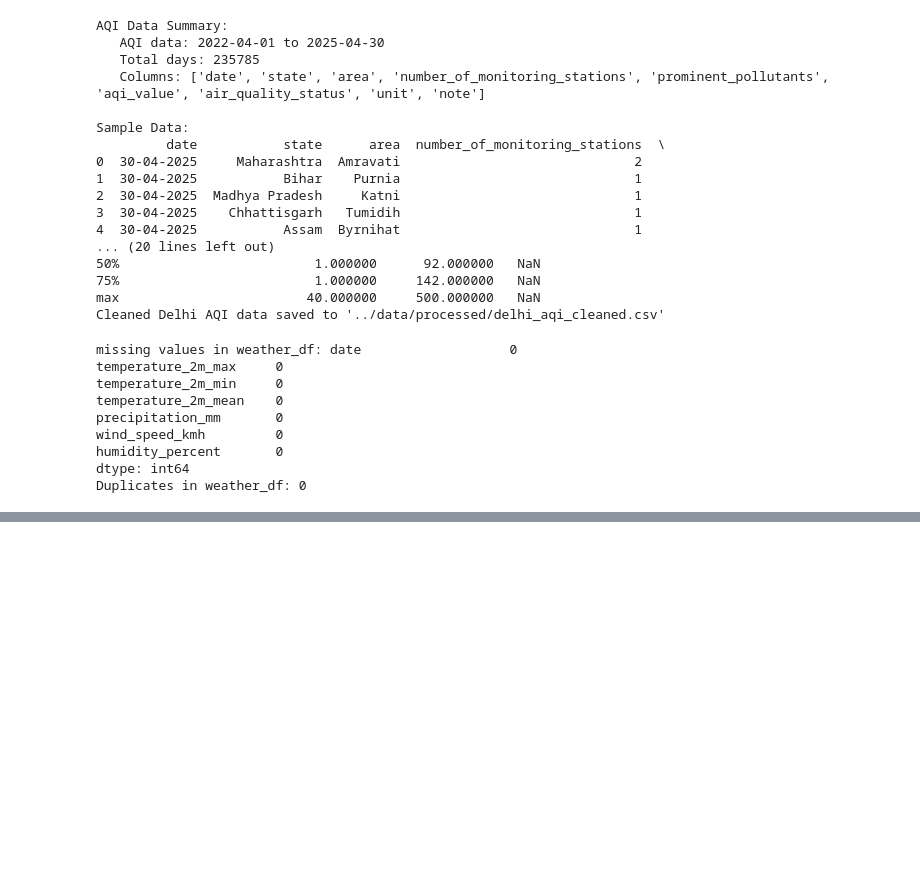
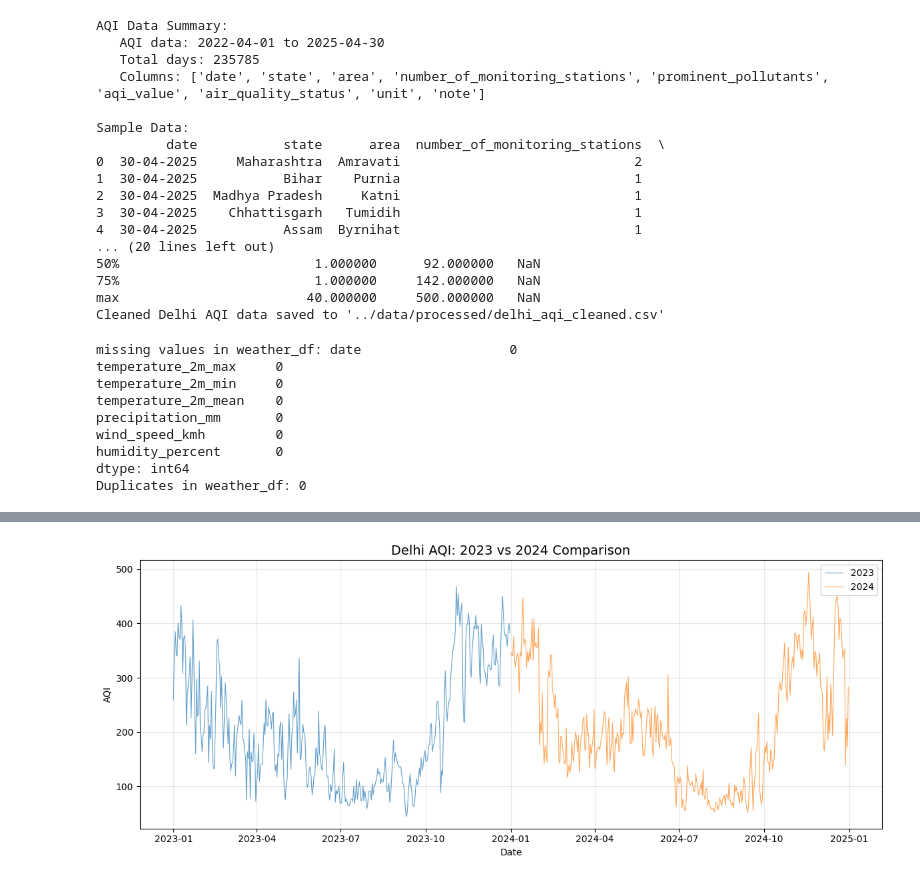
Before and after one commit to Namiiii-sys/Delhi-AQI-Forecast, a Jupyter notebook: notebooks/01_data-exploration.ipynb, the cells around one changed output, grey strips where cells are left out. Cells and saved outputs as stored; diff of their text form; code cells hidden in the pictures; blank space fills up the shorter version.

```diff
--- a/notebooks/01_data-exploration.ipynb
+++ b/notebooks/01_data-exploration.ipynb
@@ -273,0 +420,17 @@ if 'humidity_percent' in merged.columns:
+# %%
+# Save as: outputs/04_2023_vs_2024.png
+df_2023 = merged[merged['year'] == 2023]
+df_2024 = merged[merged['year'] == 2024]
+
+plt.figure(figsize=(12, 5))
+plt.plot(df_2023['date'], df_2023['AQI'], label='2023', alpha=0.7, linewidth=0.8)
+plt.plot(df_2024['date'], df_2024['AQI'], label='2024', alpha=0.7, linewidth=0.8)
+plt.title('Delhi AQI: 2023 vs 2024 Comparison', fontsize=14)
+plt.xlabel('Date')
+plt.ylabel('AQI')
+plt.legend()
+plt.grid(True, alpha=0.3)
+plt.tight_layout()
+plt.savefig('../data/outputs/04_2023_vs_2024.png', dpi=300)
+# %% [output]
+[figure, added]
```
Also changed, not shown: parts of 12 cells of this notebook, 4 other files.
